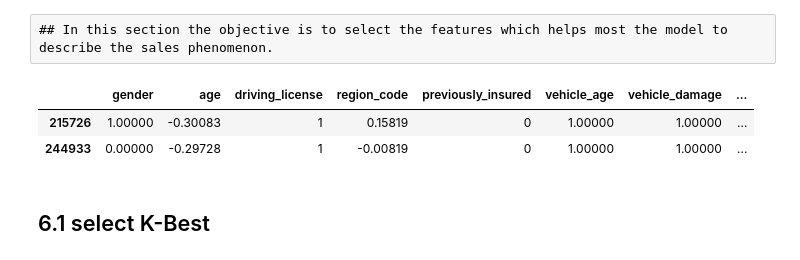
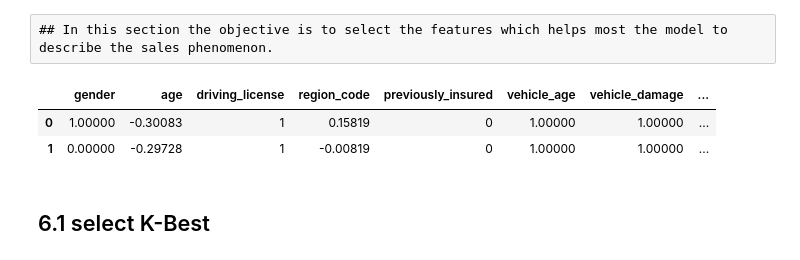
Before and after one commit to ViniciusKos/insurance_cross, a Jupyter notebook: insurance_cross_sell.ipynb, the cells around one changed output. Saved outputs shown, nothing was run; the diff lists cells and outputs as text; code cells hidden in the pictures.

```diff
--- a/insurance_cross_sell.ipynb
+++ b/insurance_cross_sell.ipynb
@@ -757,12 +757,13 @@ for n,i in enumerate(df5.select_dtypes(exclude='object').columns):
 ## In this section the objective is to select the features which helps most the model to describe the sales phenomenon.
 # %%
 df6=df5.copy()
+df6=df6.reset_index(drop=True)
 ytrain=df6['response']
 Xtrain=df6.drop(['response','id'],axis=1)
 Xtrain.head(2)
 # %% [output]
 |  | gender | age | driving_license | region_code | previously_insured | vehicle_age | vehicle_damage | ... |
-| 215726 | 1.00000 | -0.30083 | 1 | 0.15819 | 0 | 1.00000 | 1.00000 | ... |
-| 244933 | 0.00000 | -0.29728 | 1 | -0.00819 | 0 | 1.00000 | 1.00000 | ... |
+| 0 | 1.00000 | -0.30083 | 1 | 0.15819 | 0 | 1.00000 | 1.00000 | ... |
+| 1 | 0.00000 | -0.29728 | 1 | -0.00819 | 0 | 1.00000 | 1.00000 | ... |
 # %% [markdown]
 ## 6.1 select K-Best
```
Also changed, not shown: parts of 23 cells of this notebook.
